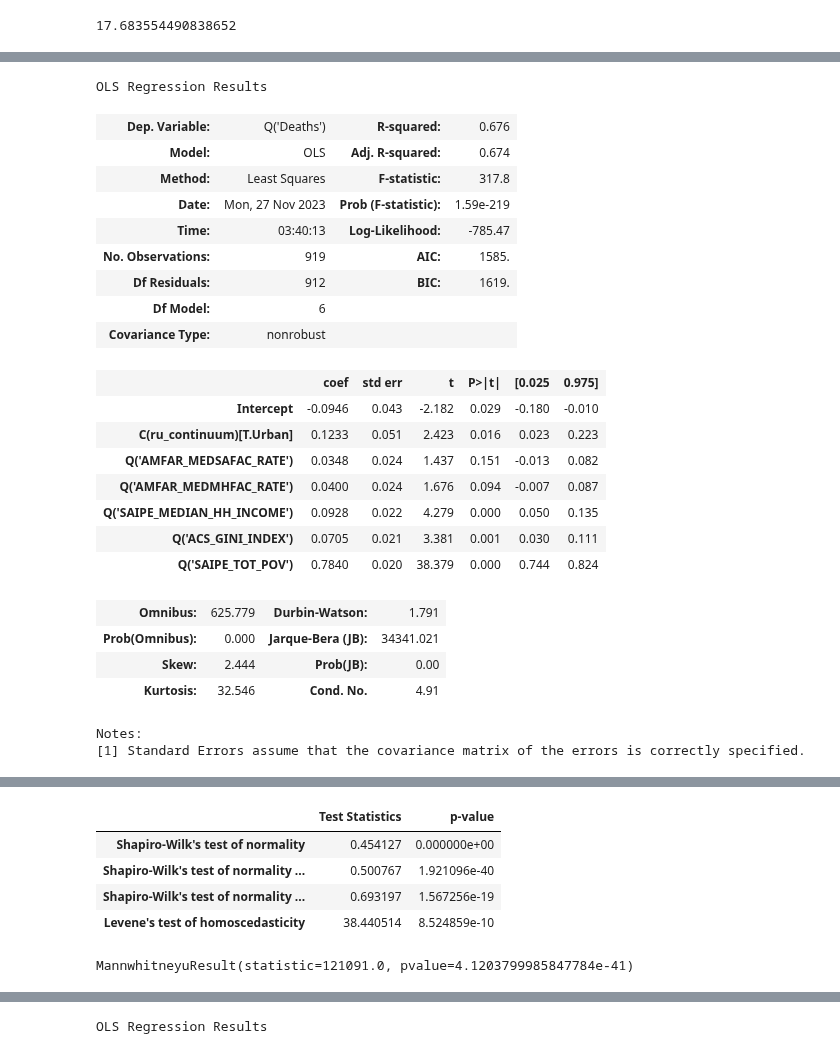
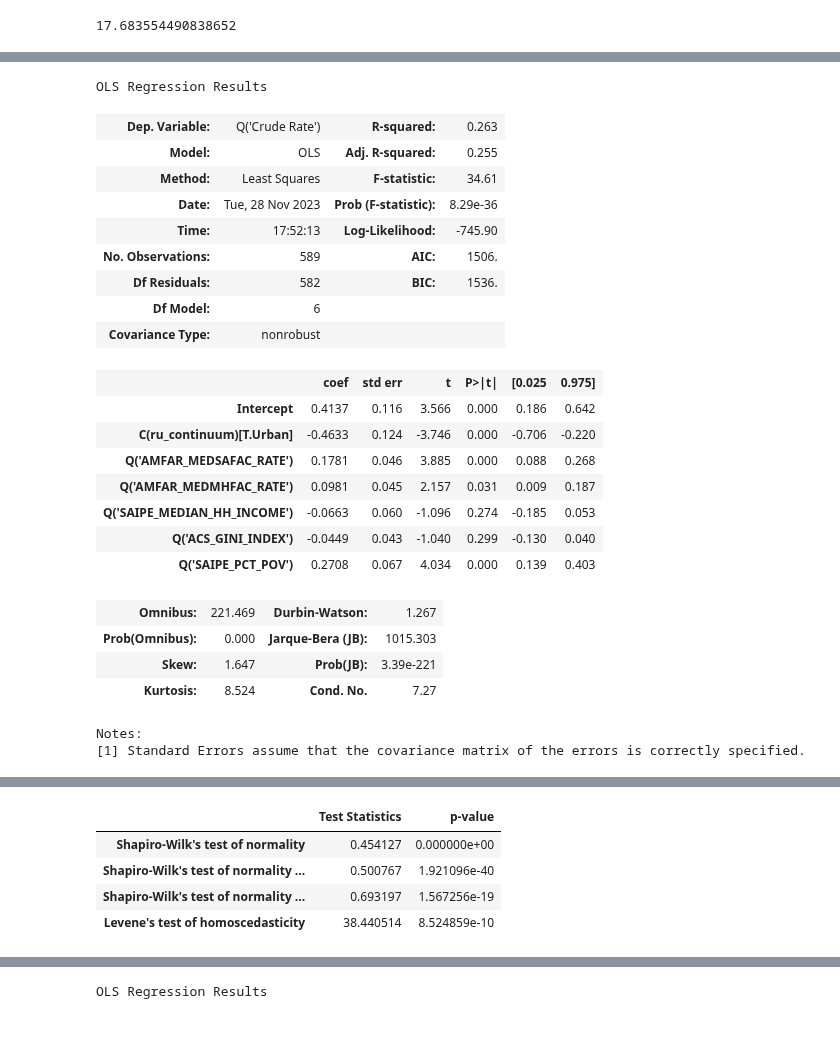
Before and after one commit to Ludougan123234/624-project, a Jupyter notebook: exp_opioid randy.ipynb, the cells around one changed output, grey strips where cells are left out. Drawn from its saved outputs; the diff is of its cells as text; code cells hidden in the pictures.

```diff
--- a/exp_opioid randy.ipynb
+++ b/exp_opioid randy.ipynb
@@ -825,6 +805,7 @@ for i in range(2006, 2021):
             f"{i} Mean: {str(round(mean_df.loc[i-2006]['Opioid Dispensing Rate per 100'], 1))}",
             xy=(pd.to_datetime(2007, format="%Y"), 45),
         )
+        ax_pp.set_ylim(0, 90)
         ax_pp.get_legend().remove()
 
         # histogram of dispensing rate of year
@@ -1181,7 +1136,7 @@ prescription_death = (
                 "AMFAR_MEDMHFAC_RATE",
                 "SAIPE_MEDIAN_HH_INCOME",
                 "ACS_GINI_INDEX",
-                "SAIPE_TOT_POV",
+                "SAIPE_PCT_POV",
             ]
         ],
         how="inner",
@@ -1345,7 +1300,7 @@ prescription_death = prescription_death.drop(['State_x', 'COUNTYFIPS', 'FIPStxt'
 # %%
 prescription_death['POVALL_2021'] = prescription_death['POVALL_2021'].astype('float32')
 # %%
-sdoh_reg = prescription_death[['Deaths', 'AMFAR_MEDSAFAC_RATE', 'AMFAR_MEDMHFAC_RATE', 'SAIPE_MEDIAN_HH_INCOME', 'ACS_GINI_INDEX', 'SAIPE_TOT_POV', 'prescriptions']]
+sdoh_reg = prescription_death[['Crude Rate', 'AMFAR_MEDSAFAC_RATE', 'AMFAR_MEDMHFAC_RATE', 'SAIPE_MEDIAN_HH_INCOME', 'ACS_GINI_INDEX', 'SAIPE_PCT_POV', 'prescriptions']]
 pipe = ColumnTransformer((
     ('ss', StandardScaler(), sdoh_reg.columns),
 ))
@@ -1380,30 +1335,30 @@ OLS Regression Results
 Notes:
 [1] Standard Errors assume that the covariance matrix of the errors is correctly specified.
 # %%
-smf.ols(formula="Q('Deaths') ~ + Q('AMFAR_MEDSAFAC_RATE') + Q('AMFAR_MEDMHFAC_RATE') + Q('SAIPE_MEDIAN_HH_INCOME') + Q('ACS_GINI_INDEX') + Q('SAIPE_TOT_POV') + C(ru_continuum)", data = sdoh_reg).fit().summary()
+smf.ols(formula="Q('Crude Rate') ~ + Q('AMFAR_MEDSAFAC_RATE') + Q('AMFAR_MEDMHFAC_RATE') + Q('SAIPE_MEDIAN_HH_INCOME') + Q('ACS_GINI_INDEX') + Q('SAIPE_PCT_POV') + C(ru_continuum)", data = sdoh_reg).fit().summary()
 # %% [output]
 OLS Regression Results
-| Dep. Variable: | Q('Deaths') | R-squared: | 0.676 |
-| Model: | OLS | Adj. R-squared: | 0.674 |
-| Method: | Least Squares | F-statistic: | 317.8 |
-| Date: | Mon, 27 Nov 2023 | Prob (F-statistic): | 1.59e-219 |
-| Time: | 03:40:13 | Log-Likelihood: | -785.47 |
-| No. Observations: | 919 | AIC: | 1585. |
-| Df Residuals: | 912 | BIC: | 1619. |
+| Dep. Variable: | Q('Crude Rate') | R-squared: | 0.263 |
+| Model: | OLS | Adj. R-squared: | 0.255 |
+| Method: | Least Squares | F-statistic: | 34.61 |
+| Date: | Tue, 28 Nov 2023 | Prob (F-statistic): | 8.29e-36 |
+| Time: | 17:52:13 | Log-Likelihood: | -745.90 |
+| No. Observations: | 589 | AIC: | 1506. |
+| Df Residuals: | 582 | BIC: | 1536. |
 | Df Model: | 6 |  |  |
 | Covariance Type: | nonrobust |  |  |
 |  | coef | std err | t | P>|t| | [0.025 | 0.975] |
-| Intercept | -0.0946 | 0.043 | -2.182 | 0.029 | -0.180 | -0.010 |
-| C(ru_continuum)[T.Urban] | 0.1233 | 0.051 | 2.423 | 0.016 | 0.023 | 0.223 |
-| Q('AMFAR_MEDSAFAC_RATE') | 0.0348 | 0.024 | 1.437 | 0.151 | -0.013 | 0.082 |
-| Q('AMFAR_MEDMHFAC_RATE') | 0.0400 | 0.024 | 1.676 | 0.094 | -0.007 | 0.087 |
-| Q('SAIPE_MEDIAN_HH_INCOME') | 0.0928 | 0.022 | 4.279 | 0.000 | 0.050 | 0.135 |
-| Q('ACS_GINI_INDEX') | 0.0705 | 0.021 | 3.381 | 0.001 | 0.030 | 0.111 |
-| Q('SAIPE_TOT_POV') | 0.7840 | 0.020 | 38.379 | 0.000 | 0.744 | 0.824 |
+| Intercept | 0.4137 | 0.116 | 3.566 | 0.000 | 0.186 | 0.642 |
+| C(ru_continuum)[T.Urban] | -0.4633 | 0.124 | -3.746 | 0.000 | -0.706 | -0.220 |
+| Q('AMFAR_MEDSAFAC_RATE') | 0.1781 | 0.046 | 3.885 | 0.000 | 0.088 | 0.268 |
+| Q('AMFAR_MEDMHFAC_RATE') | 0.0981 | 0.045 | 2.157 | 0.031 | 0.009 | 0.187 |
+| Q('SAIPE_MEDIAN_HH_INCOME') | -0.0663 | 0.060 | -1.096 | 0.274 | -0.185 | 0.053 |
+| Q('ACS_GINI_INDEX') | -0.0449 | 0.043 | -1.040 | 0.299 | -0.130 | 0.040 |
+| Q('SAIPE_PCT_POV') | 0.2708 | 0.067 | 4.034 | 0.000 | 0.139 | 0.403 |
-| Omnibus: | 625.779 | Durbin-Watson: | 1.791 |
-| Prob(Omnibus): | 0.000 | Jarque-Bera (JB): | 34341.021 |
-| Skew: | 2.444 | Prob(JB): | 0.00 |
-| Kurtosis: | 32.546 | Cond. No. | 4.91 |
+| Omnibus: | 221.469 | Durbin-Watson: | 1.267 |
+| Prob(Omnibus): | 0.000 | Jarque-Bera (JB): | 1015.303 |
+| Skew: | 1.647 | Prob(JB): | 3.39e-221 |
+| Kurtosis: | 8.524 | Cond. No. | 7.27 |
 Notes:
 [1] Standard Errors assume that the covariance matrix of the errors is correctly specified.
 # %%
@@ -1446,7 +1401,3 @@ pd.DataFrame(
 | Shapiro-Wilk's test of normality ... | 0.500767 | 1.921096e-40 |
 | Shapiro-Wilk's test of normality ... | 0.693197 | 1.567256e-19 |
 | Levene's test of homoscedasticity | 38.440514 | 8.524859e-10 |
-# %%
-stats.mannwhitneyu(g1, g2)
-# %% [output]
-MannwhitneyuResult(statistic=121091.0, pvalue=4.1203799985847784e-41)
```
Also changed, not shown: parts of 17 cells of this notebook, 7 other files.
